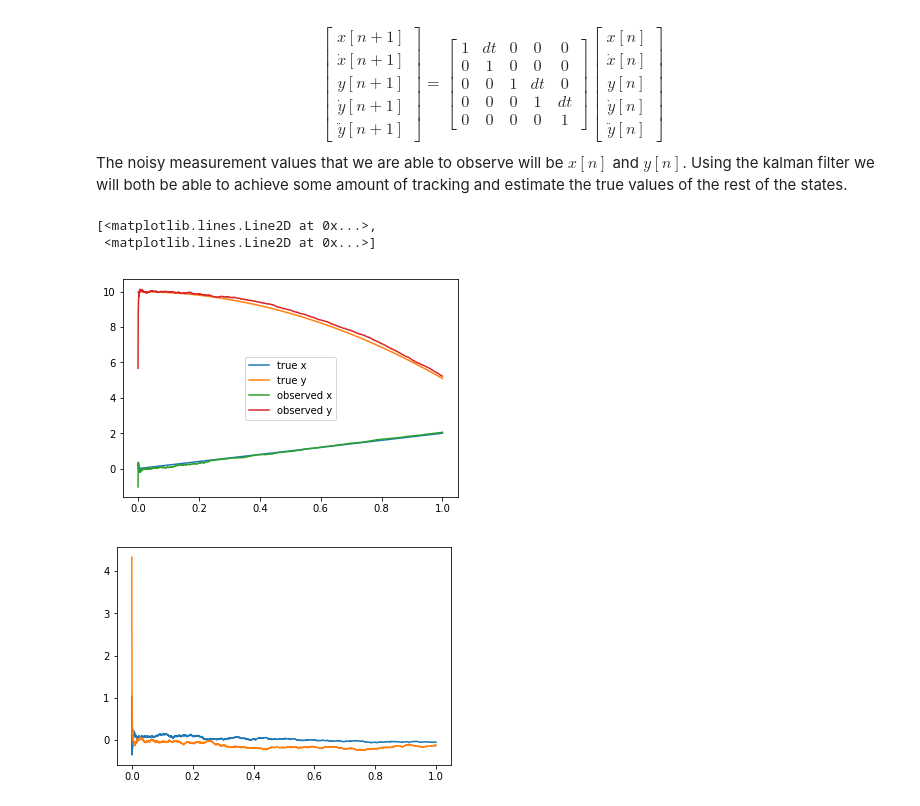
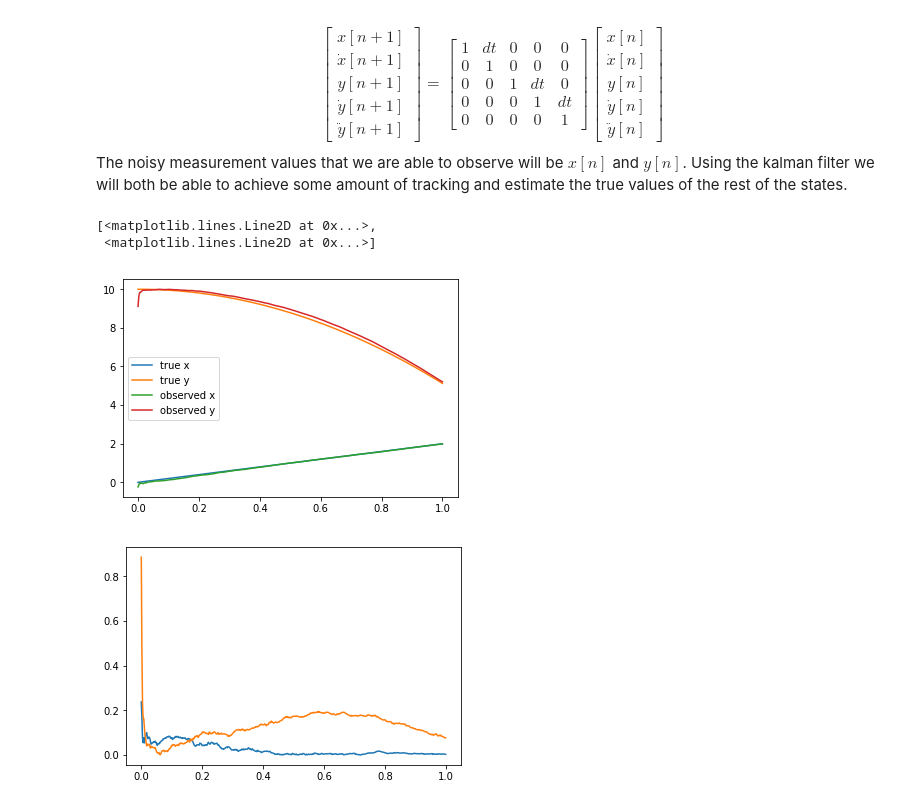
Before and after one commit to samnewhook/neural-kalman-filter, a Jupyter notebook: Newhook_Term_Project.ipynb, the cells around one changed output. Saved outputs shown, nothing was run; the diff lists cells and outputs as text; code cells hidden in the pictures.

```diff
--- a/Newhook_Term_Project.ipynb
+++ b/Newhook_Term_Project.ipynb
@@ -103,13 +103,13 @@ def kalman_filter_standard(x_hat, next_y, dt, P):
     return x_super_minus + K @ (next_y - C @ x_super_minus), new_P
 # %%
 t_length = 1
-num_samples = 5000
+num_samples = 500
 t_space = np.linspace(0, t_length, num=num_samples)
 dt = t_length / num_samples
 P_prev = np.eye(5)
 # Create Random Noise
 noise_mean = 0
-noise_std = 1
+noise_std = .1
 random_noise = np.random.normal(noise_mean, noise_std, (num_samples, 2, 1))
 random_state_noise = np.random.normal(noise_mean, 0, (num_samples, 5, 1))
 
@@ -141,13 +141,13 @@ for _, (t, rand_n, rand_state_n) in enumerate(zip(t_space[2:], random_noise[2:,
 # %%
 plt.figure()
 plt.plot(t_space, np.squeeze(state_recorder[:, [0, 2]]))
 #plt.plot(t_space, np.squeeze(output_recorder))
 plt.plot(t_space, np.squeeze(prediction_recorder[:, [0, 2]]))
 plt.legend(['true x', 'true y', 'observed x', 'observed y', 'estimated x', 'estimated y'])
 plt.figure()
-plt.plot(t_space, np.squeeze(state_recorder[:, [0, 2]]) - np.squeeze(prediction_recorder[:, [0, 2]]))
+plt.plot(t_space, np.absolute(np.squeeze(state_recorder[:, [0, 2]]) - np.squeeze(prediction_recorder[:, [0, 2]])))
 # %% [output]
 [<matplotlib.lines.Line2D at 0x...>,
  <matplotlib.lines.Line2D at 0x...>]
-[figure, old version]
+[figure, new version]
-[figure, old version]
+[figure, new version]
```
Also changed, not shown: parts of 2 cells of this notebook.
